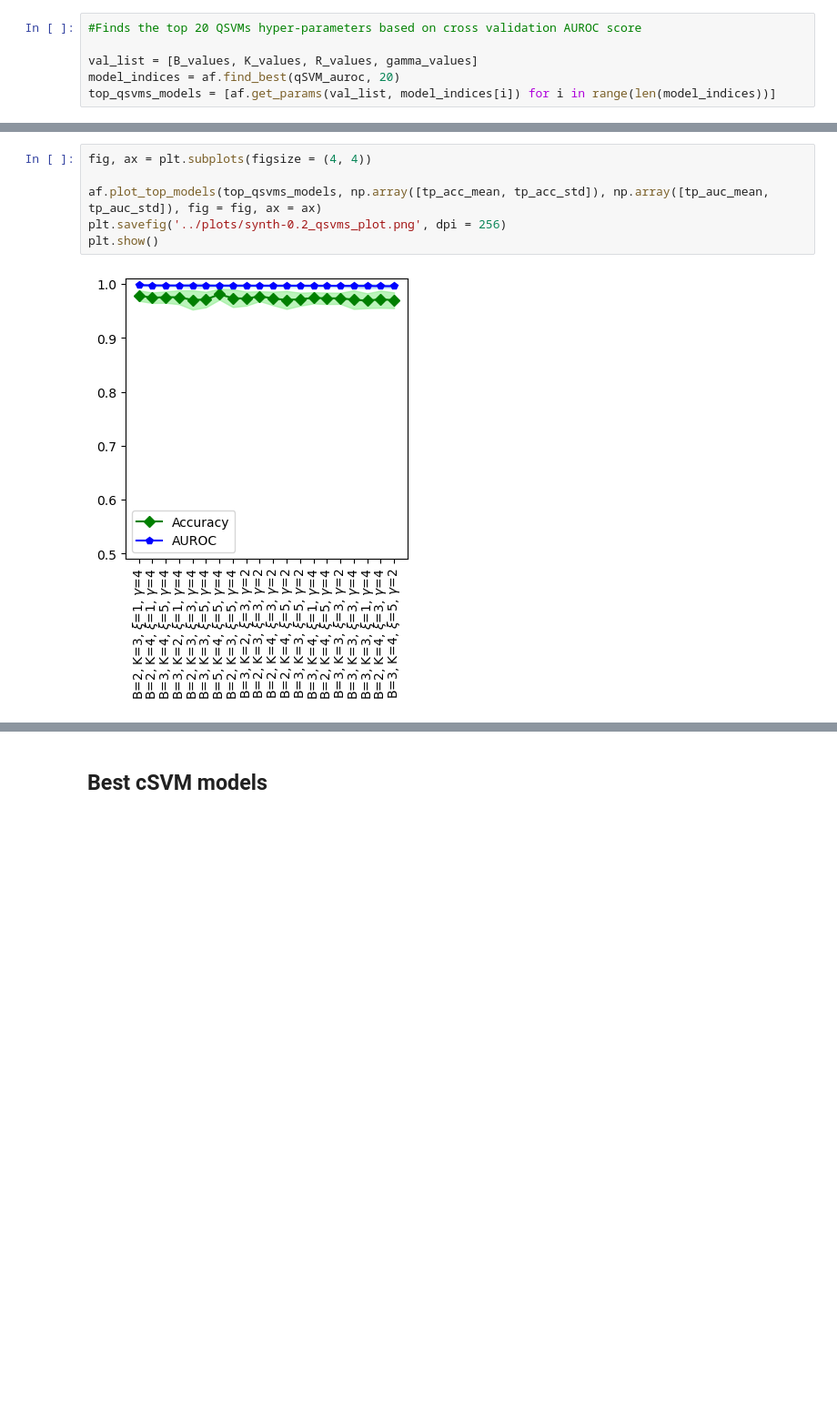
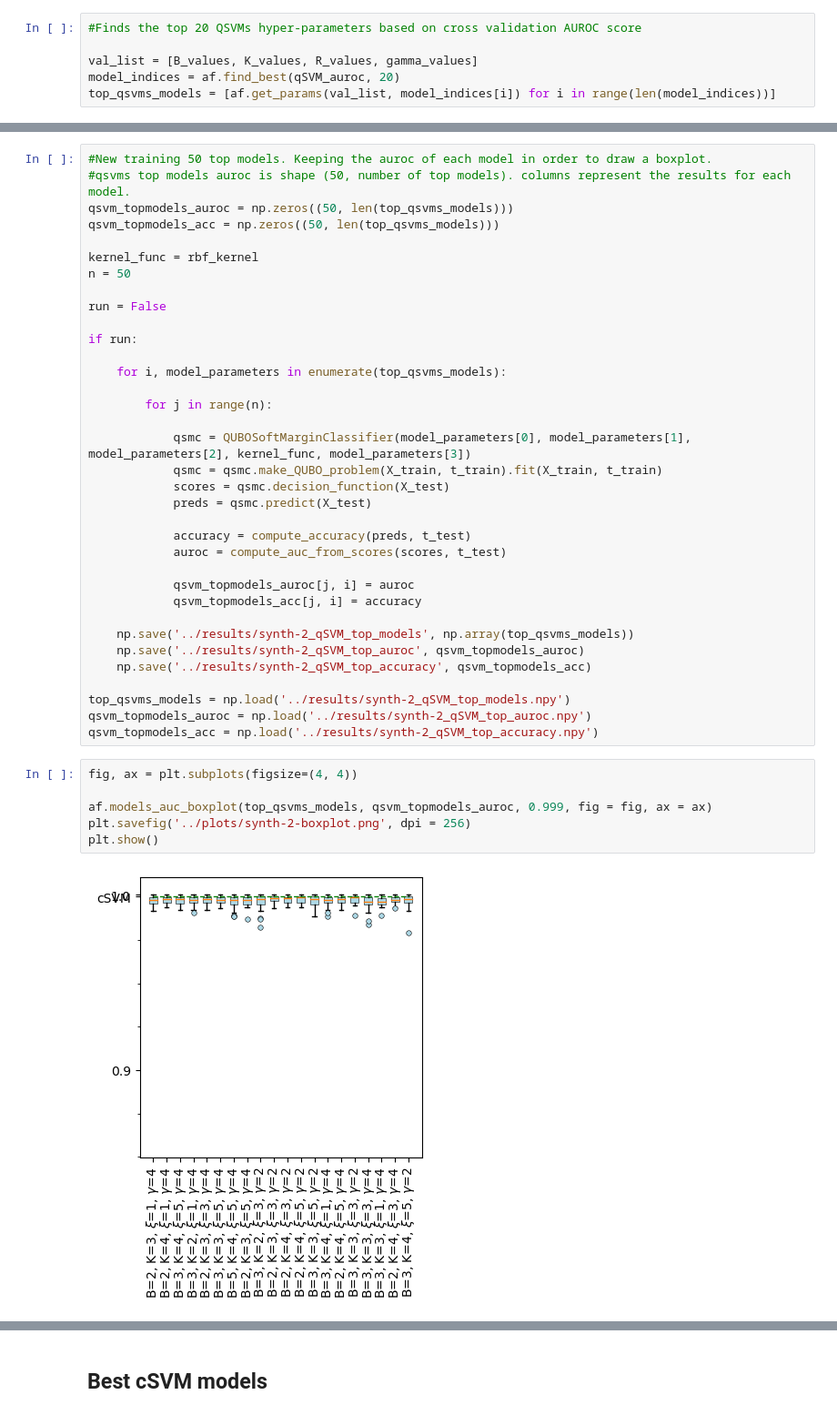
Before and after one commit to Freddo242/ResearchProjectRepo, a Jupyter notebook: Main/DataAnalysis/synth_2_analysis.ipynb, the cells around one changed output, grey strips where cells are left out. Shown: that part at 91% size. Cells and saved outputs as stored; diff of their text form; blank space fills up the shorter version.

Commit message:
figures and some data for those figures

```diff
--- a/Main/DataAnalysis/synth_2_analysis.ipynb
+++ b/Main/DataAnalysis/synth_2_analysis.ipynb
@@ -176,8 +125,43 @@ print(tp_auc_mean)
+# %%
+#New training 50 top models. Keeping the auroc of each model in order to draw a boxplot.
+#qsvms top models auroc is shape (50, number of top models). columns represent the results for each model.
+qsvm_topmodels_auroc = np.zeros((50, len(top_qsvms_models)))
+qsvm_topmodels_acc = np.zeros((50, len(top_qsvms_models)))
+
+kernel_func = rbf_kernel
+n = 50
+
+run = False
+
+if run:
+
+    for i, model_parameters in enumerate(top_qsvms_models):
+
+        for j in range(n):
+
+            qsmc = QUBOSoftMarginClassifier(model_parameters[0], model_parameters[1], model_parameters[2], kernel_func, model_parameters[3])
+            qsmc = qsmc.make_QUBO_problem(X_train, t_train).fit(X_train, t_train)
+            scores = qsmc.decision_function(X_test)
+            preds = qsmc.predict(X_test)
+
+            accuracy = compute_accuracy(preds, t_test)
+            auroc = compute_auc_from_scores(scores, t_test)
+
+            qsvm_topmodels_auroc[j, i] = auroc
+            qsvm_topmodels_acc[j, i] = accuracy
+
+    np.save('../results/synth-2_qSVM_top_models', np.array(top_qsvms_models))
+    np.save('../results/synth-2_qSVM_top_auroc', qsvm_topmodels_auroc)
+    np.save('../results/synth-2_qSVM_top_accuracy', qsvm_topmodels_acc)
+
+top_qsvms_models = np.load('../results/synth-2_qSVM_top_models.npy')
+qsvm_topmodels_auroc = np.load('../results/synth-2_qSVM_top_auroc.npy')
+qsvm_topmodels_acc = np.load('../results/synth-2_qSVM_top_accuracy.npy')
 # %%
-fig, ax = plt.subplots(figsize = (4, 4))
+fig, ax = plt.subplots(figsize=(4, 4))
 
-af.plot_top_models(top_qsvms_models, np.array([tp_acc_mean, tp_acc_std]), np.array([tp_auc_mean, tp_auc_std]), fig = fig, ax = ax)
-plt.savefig('../plots/synth-0.2_qsvms_plot.png', dpi = 256)
+af.models_auc_boxplot(top_qsvms_models, qsvm_topmodels_auroc, 0.999, fig = fig, ax = ax)
+plt.savefig('../plots/synth-2-boxplot.png', dpi = 256)
 plt.show()
 # %% [output]
-[figure, old version]
+[figure, new version]
```
Also changed, not shown: parts of 15 cells of this notebook, 31 other files.
